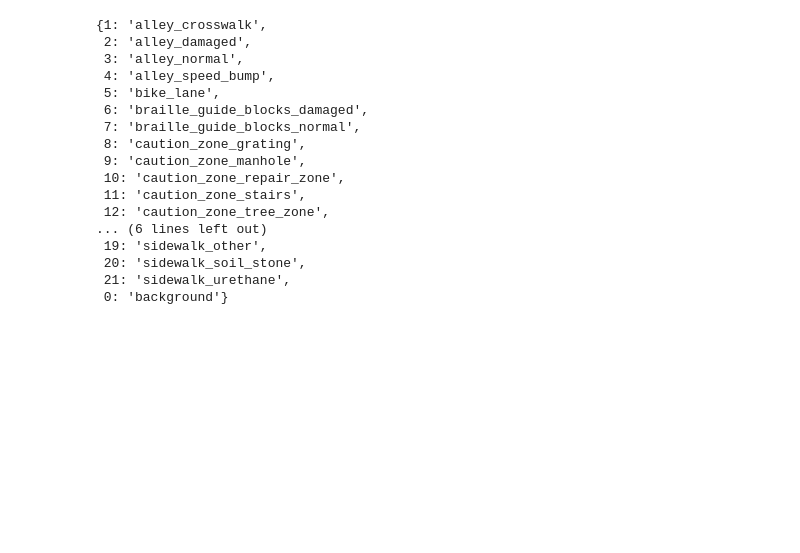
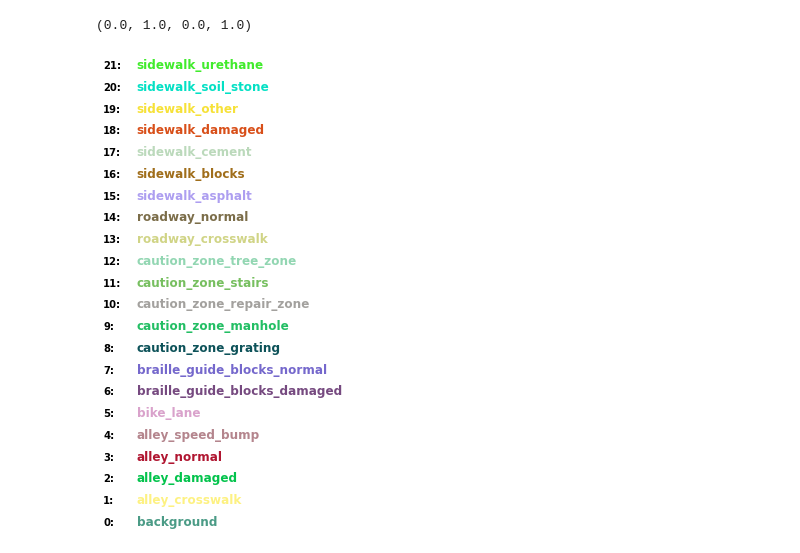
Before and after one commit to boostcampaitech2/final-project-level3-cv-10, a Jupyter notebook: baseline/chk_model.ipynb, the cells around one changed output. Saved outputs shown, nothing was run; the diff lists cells and outputs as text; code cells hidden in the pictures; blank space fills up the shorter version.

```diff
--- a/baseline/chk_model.ipynb
+++ b/baseline/chk_model.ipynb
@@ -187,23 +142,13 @@ catName[0] = 'background'
-# %%
-catName
-# %% [output]
-{1: 'alley_crosswalk',
- 2: 'alley_damaged',
- 3: 'alley_normal',
- 4: 'alley_speed_bump',
- 5: 'bike_lane',
- 6: 'braille_guide_blocks_damaged',
- 7: 'braille_guide_blocks_normal',
- 8: 'caution_zone_grating',
- 9: 'caution_zone_manhole',
- 10: 'caution_zone_repair_zone',
- 11: 'caution_zone_stairs',
- 12: 'caution_zone_tree_zone',
-... (6 lines left out)
- 19: 'sidewalk_other',
- 20: 'sidewalk_soil_stone',
- 21: 'sidewalk_urethane',
- 0: 'background'}
+# %%
+np.random.seed(12)
+colors = np.random.randint(0, 256, [22, 3])
+for i in range(22):
+    plt.text(0, i*0.1, f"{i}:", fontweight='bold')
+    plt.text(0.1, i*0.1, catName[i], color=colors[i]/255, fontweight='bold', fontsize='large')
+plt.axis('off')
+# %% [output]
+(0.0, 1.0, 0.0, 1.0)
+[figure, added]
 # %%
 images, masks, image_infos = next(_dataloader)
 
```
Also changed, not shown: parts of 11 cells of this notebook, 5 other files.
